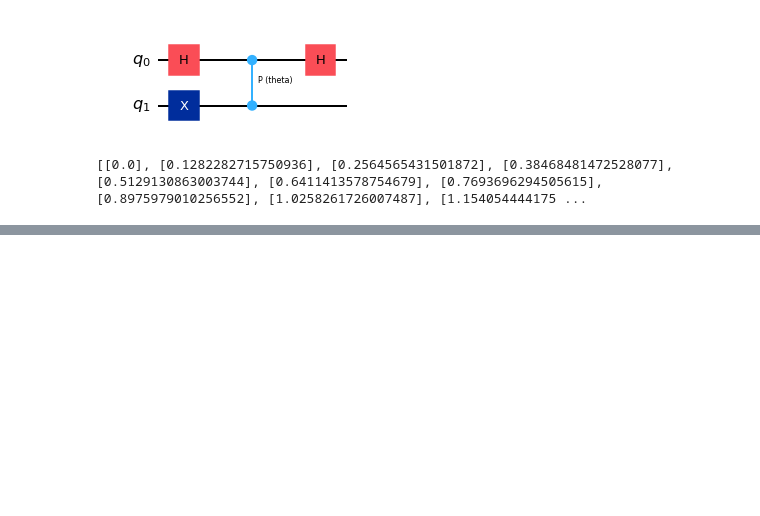
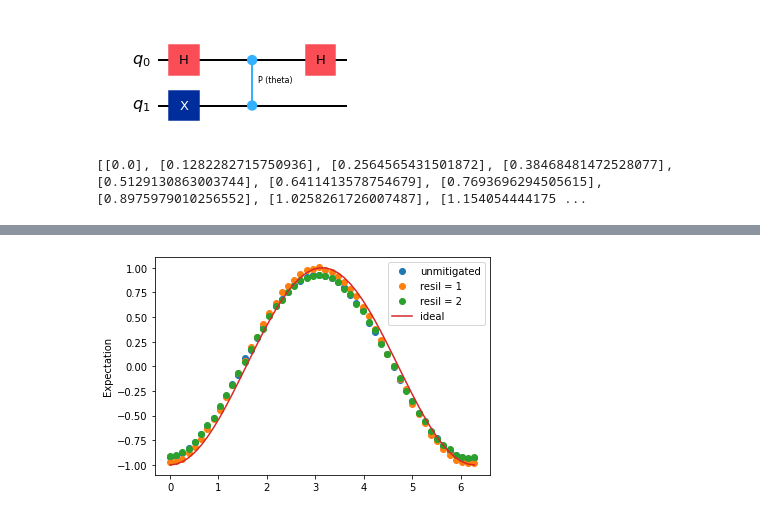
Before and after one commit to aarshitaacharya/ibm-quantum-course, a Jupyter notebook: variational-algorithm-design/5.error-suppression.ipynb, the cells around one changed output, grey strips where cells are left out. Saved outputs shown, nothing was run; the diff lists cells and outputs as text; code cells hidden in the pictures; blank space fills up the shorter version.

```diff
--- a/variational-algorithm-design/5.error-suppression.ipynb
+++ b/variational-algorithm-design/5.error-suppression.ipynb
@@ -72,0 +80,3 @@ plt.show()
+# %%
+service = QiskitRuntimeService(channel="ibm_quantum")
+backend = service.least_busy(operational = True, simulator = False)
@@ -72,0 +107,40 @@ plt.show()
+# %%
+# resillience 1
+
+with Session(backend=backend) as session:
+    session_options = Options()
+    estimator = Estimator(mode=backend)
+    estimator.options.resilience_level = 1
+    estimator.options.default_shots = 10_000
+
+    pub = (isa_circuit, isa_observable, [individual_phases])
+    cost = estimator.run([pub]).result()[0].data.evs
+
+session.close()
+exp_values_with_em1_es = cost[0]
+# %%
+# resillience = 2
+
+with Session(backend=backend) as session:
+    session_options = Options()
+    estimator = Estimator(mode=backend)
+    estimator.options.resilience_level = 0
+    estimator.options.default_shots = 10_000
+
+    pub = (isa_circuit, isa_observable, [individual_phases])
+    cost = estimator.run([pub]).result()[0].data.evs
+
+session.close()
+exp_values_with_em2_es = cost[0]
+# %%
+import matplotlib.pyplot as plt
+
+plt.plot(phases, exp_values_with_em0_es, "o", label="unmitigated")
+plt.plot(phases, exp_values_with_em1_es, "o", label="resil = 1")
+plt.plot(phases, exp_values_with_em2_es, "o", label="resil = 2")
+plt.plot(phases, 2 * np.sin(phases / 2) ** 2 - 1, label="ideal")
+plt.ylabel("Expectation")
+plt.legend()
+plt.show()
+# %% [output]
+[figure, added]
```
Also changed, not shown: parts of 5 cells of this notebook.
